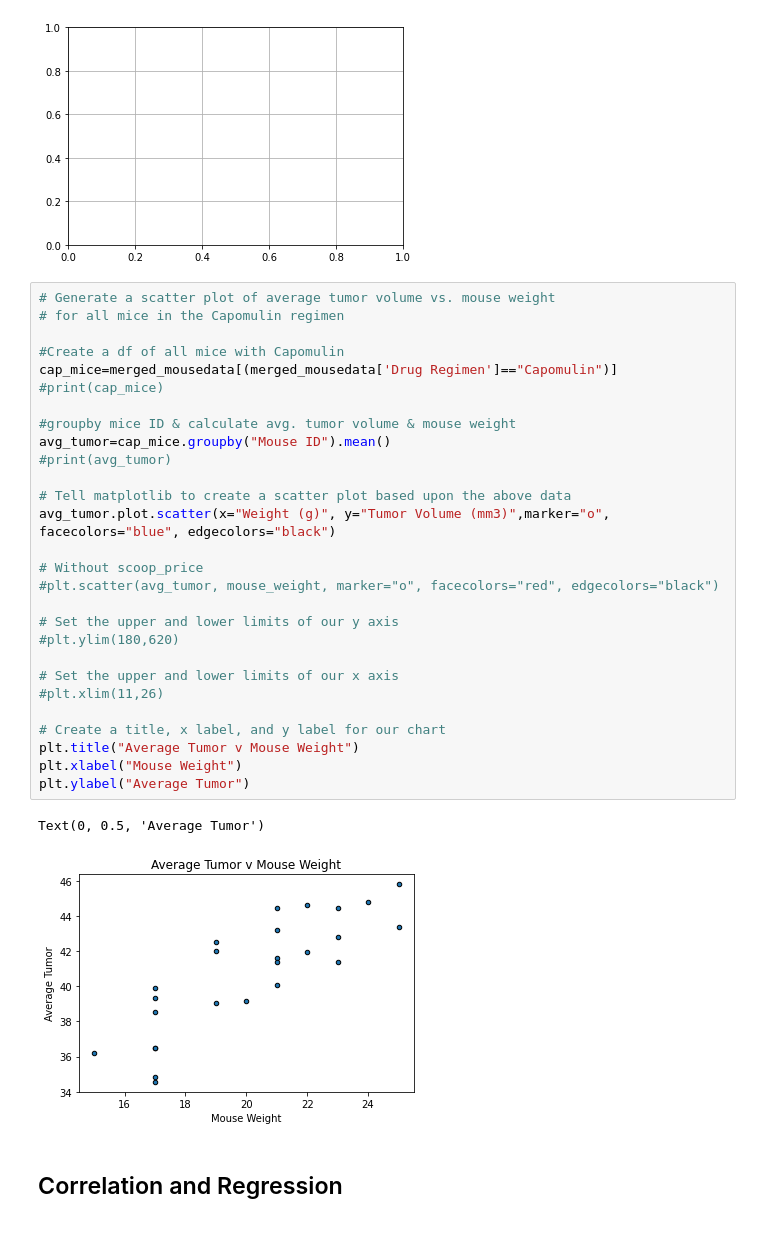
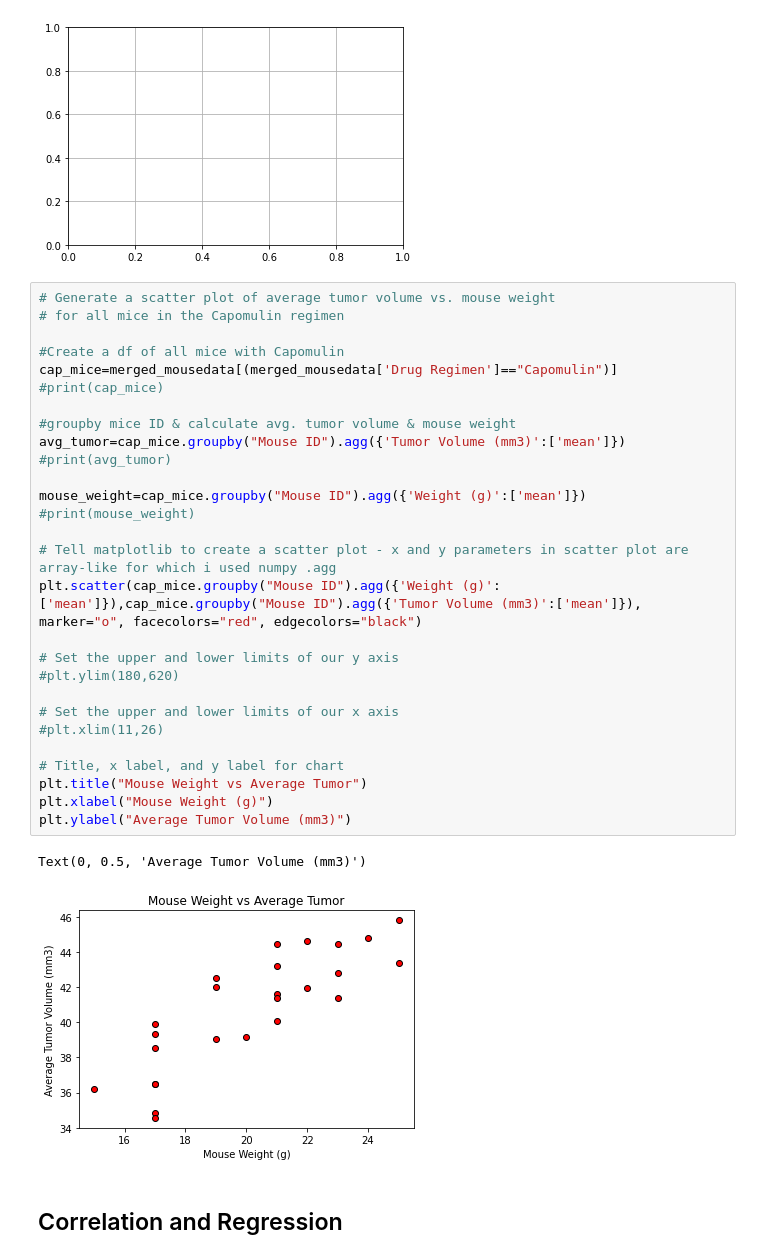
Before and after one commit to coolshams/matplotlib, a Jupyter notebook: Pymaceuticals/pymaceuticals_starter.ipynb, the cells around one changed output. Cells and saved outputs as stored; diff of their text form.

Commit message:
scatter plot updated

```diff
--- a/Pymaceuticals/pymaceuticals_starter.ipynb
+++ b/Pymaceuticals/pymaceuticals_starter.ipynb
@@ -313,34 +313,34 @@ plt.show()
 # %%
 # Generate a scatter plot of average tumor volume vs. mouse weight
 # for all mice in the Capomulin regimen
 
 #Create a df of all mice with Capomulin
 cap_mice=merged_mousedata[(merged_mousedata['Drug Regimen']=="Capomulin")]
 #print(cap_mice)
 
 #groupby mice ID & calculate avg. tumor volume & mouse weight
-avg_tumor=cap_mice.groupby("Mouse ID").mean()
+avg_tumor=cap_mice.groupby("Mouse ID").agg({'Tumor Volume (mm3)':['mean']})
 #print(avg_tumor)
 
-# Tell matplotlib to create a scatter plot based upon the above data
-avg_tumor.plot.scatter(x="Weight (g)", y="Tumor Volume (mm3)",marker="o", facecolors="blue", edgecolors="black")
+mouse_weight=cap_mice.groupby("Mouse ID").agg({'Weight (g)':['mean']})
+#print(mouse_weight)
 
-# Without scoop_price
-#plt.scatter(avg_tumor, mouse_weight, marker="o", facecolors="red", edgecolors="black")
+# Tell matplotlib to create a scatter plot - x and y parameters in scatter plot are array-like for which i used numpy .agg
+plt.scatter(cap_mice.groupby("Mouse ID").agg({'Weight (g)':['mean']}),cap_mice.groupby("Mouse ID").agg({'Tumor Volume (mm3)':['mean']}), marker="o", facecolors="red", edgecolors="black")
 
 # Set the upper and lower limits of our y axis
 #plt.ylim(180,620)
 
 # Set the upper and lower limits of our x axis
 #plt.xlim(11,26)
 
-# Create a title, x label, and y label for our chart
-plt.title("Average Tumor v Mouse Weight")
-plt.xlabel("Mouse Weight")
-plt.ylabel("Average Tumor")
+# Title, x label, and y label for chart
+plt.title("Mouse Weight vs Average Tumor")
+plt.xlabel("Mouse Weight (g)")
+plt.ylabel("Average Tumor Volume (mm3)")
 # %% [output]
-Text(0, 0.5, 'Average Tumor')
+Text(0, 0.5, 'Average Tumor Volume (mm3)')
-[figure, old version]
+[figure, new version]
 # %% [markdown]
 ## Correlation and Regression
 # %%
```
